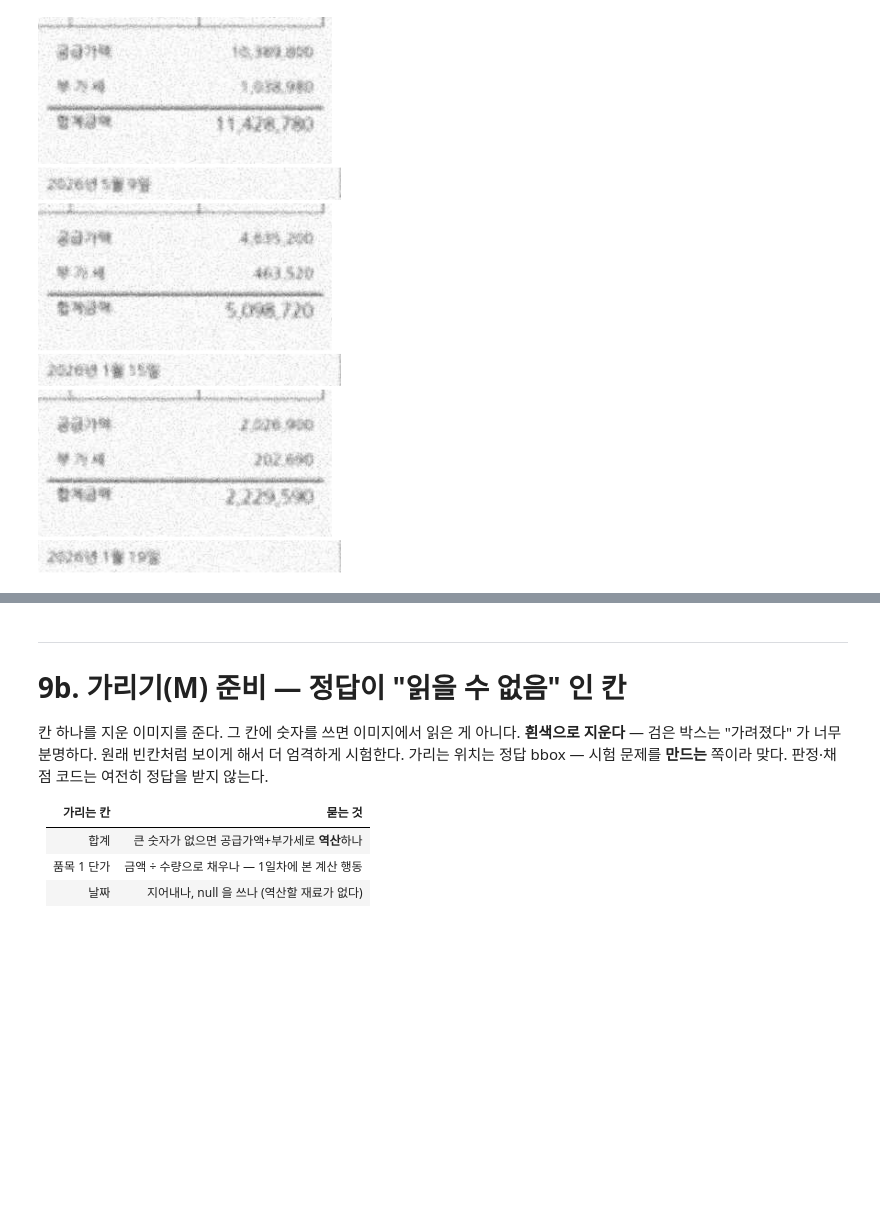
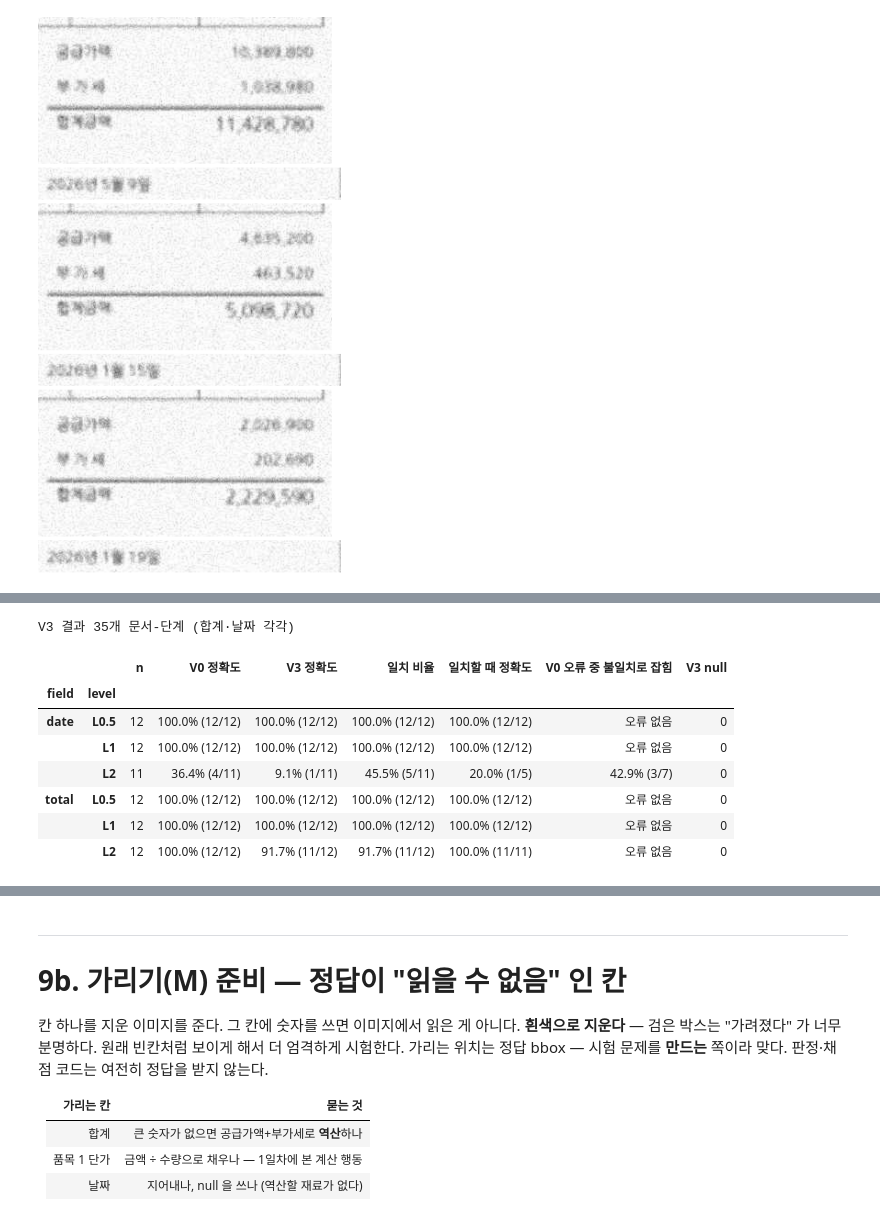
Before and after one commit to songwookun/img-vlm-extractor, a Jupyter notebook: notebooks/02_role_split.ipynb, the cells around one changed output, grey strips where cells are left out. Drawn from its saved outputs; the diff is of its cells as text; code cells hidden in the pictures; blank space fills up the shorter version.

```diff
--- a/notebooks/02_role_split.ipynb
+++ b/notebooks/02_role_split.ipynb
@@ -1395,16 +1404,16 @@ def inside(b, box):
 def overlaps(b, box):
     return not (b[2] <= box[0] or b[0] >= box[2] or b[3] <= box[1] or b[1] >= box[3])
 
-_cr = []
+_crop_rows = []
 for r in V0:
     reg = crop_regions(r["x"])
     tb = {f.name: f.bbox for f in r["truths"]}
-    _cr.append({"level": r["level"],
+    _crop_rows.append({"level": r["level"],
                 "합계 들어감": inside(tb["total"], reg["total"]),
                 "날짜 들어감": inside(tb["date"], reg["date"]),
                 "품목 금액 섞임": sum(overlaps(b, reg["total"]) for k, b in tb.items() if k.endswith(".amount")),
                 "공급가·부가세 들어감": inside(tb["supply"], reg["total"]) and inside(tb["vat"], reg["total"])})
-CR = pd.DataFrame(_cr)
+CR = pd.DataFrame(_crop_rows)
 print(CR.groupby("level")[["합계 들어감", "날짜 들어감", "공급가·부가세 들어감"]].sum().T[VLM_LEVELS], "\n")
 print("합계 크롭에 품목 금액이 섞인 문서:", (CR["품목 금액 섞임"] > 0).sum(), "/", len(CR))
 
@@ -1436,6 +1445,16 @@ PROMPT_V3 = {
 {"date": ""}""",
 }
 
+def pad_to_ratio(img, min_h_ratio: float = 0.5):
+    """위아래를 흰 여백으로 — 가로:세로 2:1 까지. 날짜 조각(660×70)이 합계 조각(640×340)보다 토큰이 2배 넘게 들었다(1,852 vs 844).
+       크롭을 넓히면 문서번호 줄이 들어와 같은 착시를 공유한다 — 여백은 정보 없이 비율만 바꾼다"""
+    need_h = int(img.width * min_h_ratio)
+    if img.height >= need_h:
+        return img
+    canvas = Image.new("RGB", (img.width, need_h), "white")
+    canvas.paste(img, (0, (need_h - img.height) // 2))
+    return canvas
+
 def run_v3(seeds=DEV_SEEDS, levels=VLM_LEVELS, dry: bool = False):
     """V0 이 끝난 문서만 — 크롭 위치에 V0 이 읽은 품목 수가 필요하다. 저장·한도 처리는 run_todo 와 같다"""
     base = {(r["seed"], r["level"]): r for r in vlm_rows("V0", PROMPT_V0)[0]}
@@ -1445,6 +1464,8 @@ def run_v3(seeds=DEV_SEEDS, levels=VLM_LEVELS, dry: bool = False):
             continue
         for field, box in crop_regions(r["x"]).items():
             im = crop_up(r["image"], box)
+            if field == "date":
+                im = pad_to_ratio(im)
             if (k := vlm_key(im, PROMPT_V3[field], lv, f"V3:{field}")) not in _vlm:
                 todo.append((s, lv, im, k, PROMPT_V3[field], f"V3:{field}"))
     print(f"V3: 남은 {len(todo)}건 (V0 이 끝난 {len(base)}건 × 합계·날짜) · 캐시 {len(_vlm)}건")
@@ -1453,0 +1480,51 @@ def run_v3(seeds=DEV_SEEDS, levels=VLM_LEVELS, dry: bool = False):
+# %%
+def v3_read(r, field):
+    """run_v3 와 같은 조각을 만들어 캐시에서 찾는다. 없으면 '미실행', 파싱 실패·null 은 None"""
+    reg = crop_regions(r["x"])
+    im = crop_up(r["image"], reg[field])
+    if field == "date":
+        im = pad_to_ratio(im)
+    v = _vlm.get(vlm_key(im, PROMPT_V3[field], r["level"], f"V3:{field}"))
+    if not v:
+        return "미실행"
+    d = parse_vlm(v["response"]["choices"][0]["message"]["content"])
+    return (d or {}).get(field)
+
+rows = []
+for r in V0:
+    tv = {f.name: f.value for f in r["truths"]}
+    for field in ("total", "date"):
+        v3 = v3_read(r, field)
+        if v3 == "미실행":
+            continue
+        v0 = r["x"].get(field)
+        same = v3 is not None and v0 is not None and correct(field, v3, v0)
+        rows.append({"level": r["level"], "field": field, "V0 맞음": correct(field, v0, tv[field]),
+                     "V3 맞음": correct(field, v3, tv[field]), "일치": same, "V3 null": v3 is None})
+V3A = pd.DataFrame(rows)
+
+def v3_table(df):
+    g = df.groupby(["field", "level"])
+    out = pd.DataFrame({
+        "n": g.size(),
+        "V0 정확도": g["V0 맞음"].apply(pct),
+        "V3 정확도": g["V3 맞음"].apply(pct),
+        "일치 비율": g["일치"].apply(pct),
+        "일치할 때 정확도": g.apply(lambda d: pct(d[d["일치"]]["V0 맞음"]) if d["일치"].any() else "—"),
+        "V0 오류 중 불일치로 잡힘": g.apply(lambda d: pct(~d[~d["V0 맞음"]]["일치"]) if (~d["V0 맞음"]).any() else "오류 없음"),
+        "V3 null": g["V3 null"].sum(),
+    })
+    return out
+
+print(f"V3 결과 {len(V3A) // 2}개 문서-단계 (합계·날짜 각각)")
+v3_table(V3A)
+# %% [output]
+V3 결과 35개 문서-단계 (합계·날짜 각각)
+|  |  | n | V0 정확도 | V3 정확도 | 일치 비율 | 일치할 때 정확도 | V0 오류 중 불일치로 잡힘 | V3 null |
+| field | level |  |  |  |  |  |  |  |
+| date | L0.5 | 12 | 100.0% (12/12) | 100.0% (12/12) | 100.0% (12/12) | 100.0% (12/12) | 오류 없음 | 0 |
+|  | L1 | 12 | 100.0% (12/12) | 100.0% (12/12) | 100.0% (12/12) | 100.0% (12/12) | 오류 없음 | 0 |
+|  | L2 | 11 | 36.4% (4/11) | 9.1% (1/11) | 45.5% (5/11) | 20.0% (1/5) | 42.9% (3/7) | 0 |
+| total | L0.5 | 12 | 100.0% (12/12) | 100.0% (12/12) | 100.0% (12/12) | 100.0% (12/12) | 오류 없음 | 0 |
+|  | L1 | 12 | 100.0% (12/12) | 100.0% (12/12) | 100.0% (12/12) | 100.0% (12/12) | 오류 없음 | 0 |
+|  | L2 | 12 | 100.0% (12/12) | 91.7% (11/12) | 91.7% (11/12) | 100.0% (11/11) | 오류 없음 | 0 |
```
Also changed, not shown: parts of 9 cells of this notebook.
